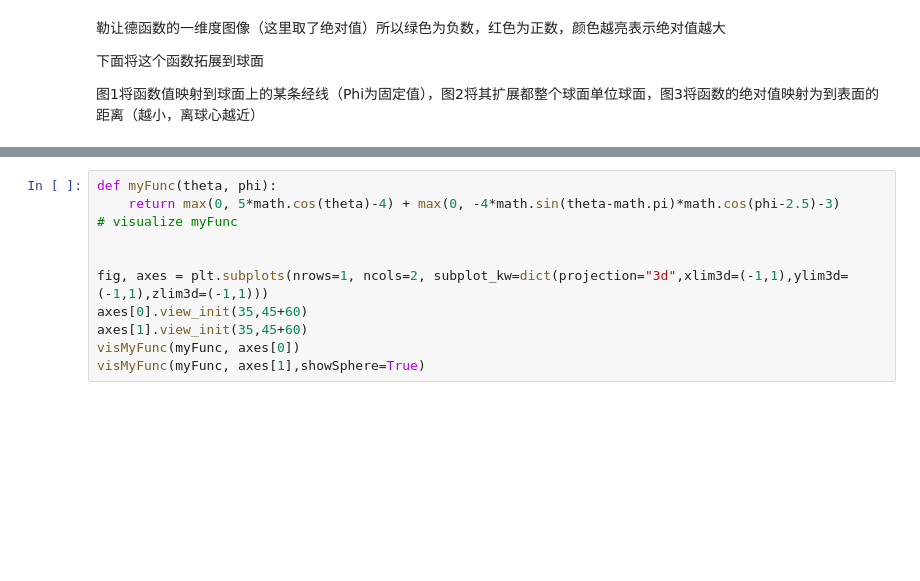
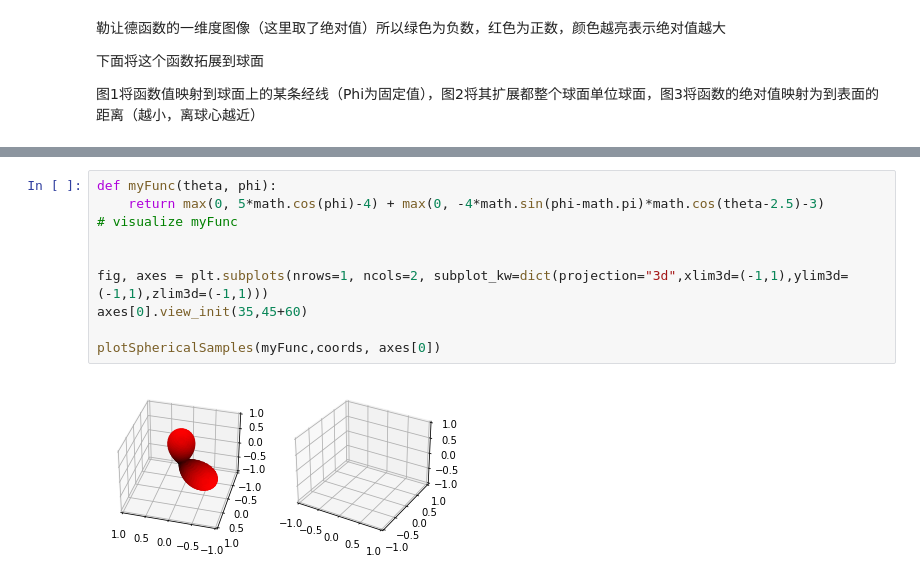
Before and after one commit to fancyzero/SphericalHarmonicNotebook, a Jupyter notebook: MyPrt.ipynb, the cells around one changed output, grey strips where cells are left out. Cells and saved outputs as stored; diff of their text form; blank space fills up the shorter version.

```diff
--- a/MyPrt.ipynb
+++ b/MyPrt.ipynb
@@ -373,14 +359,15 @@ e2=[0,0,1,0,0,0,0...]
 首先定义一个函数MyFunc，他模拟了两个互相垂直的方向光的Irrdiance
 # %%
 def myFunc(theta, phi):
-    return max(0, 5*math.cos(theta)-4) + max(0, -4*math.sin(theta-math.pi)*math.cos(phi-2.5)-3)
+    return max(0, 5*math.cos(phi)-4) + max(0, -4*math.sin(phi-math.pi)*math.cos(theta-2.5)-3)
 # visualize myFunc
 
 
 fig, axes = plt.subplots(nrows=1, ncols=2, subplot_kw=dict(projection="3d",xlim3d=(-1,1),ylim3d=(-1,1),zlim3d=(-1,1)))
 axes[0].view_init(35,45+60)
-axes[1].view_init(35,45+60)
-visMyFunc(myFunc, axes[0])
-visMyFunc(myFunc, axes[1],showSphere=True)
+
+plotSphericalSamples(myFunc,coords, axes[0])
+# %% [output]
+[figure, added]
 # %%
 # projection
```
Also changed, not shown: parts of 8 cells of this notebook, 6 other files.
